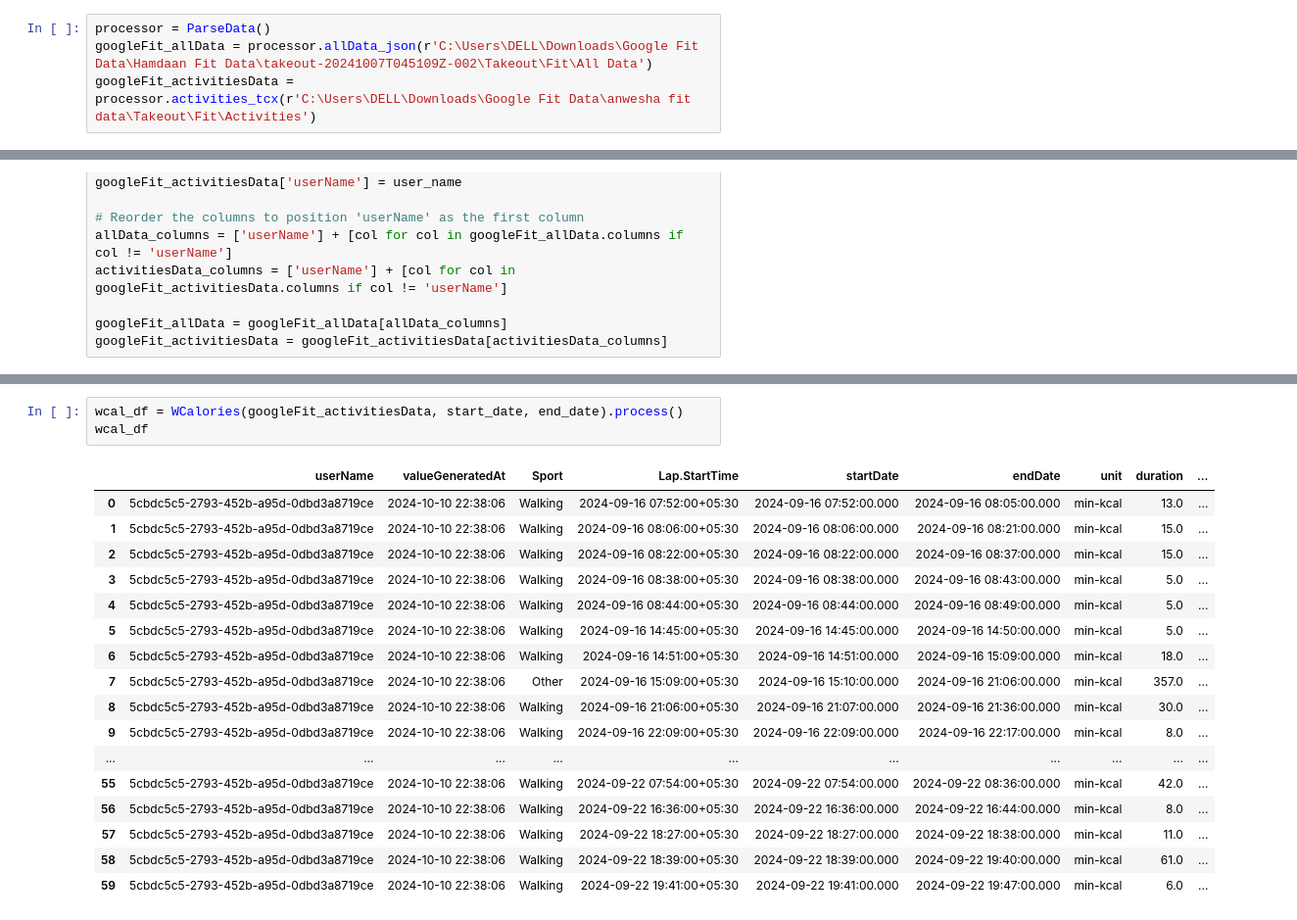
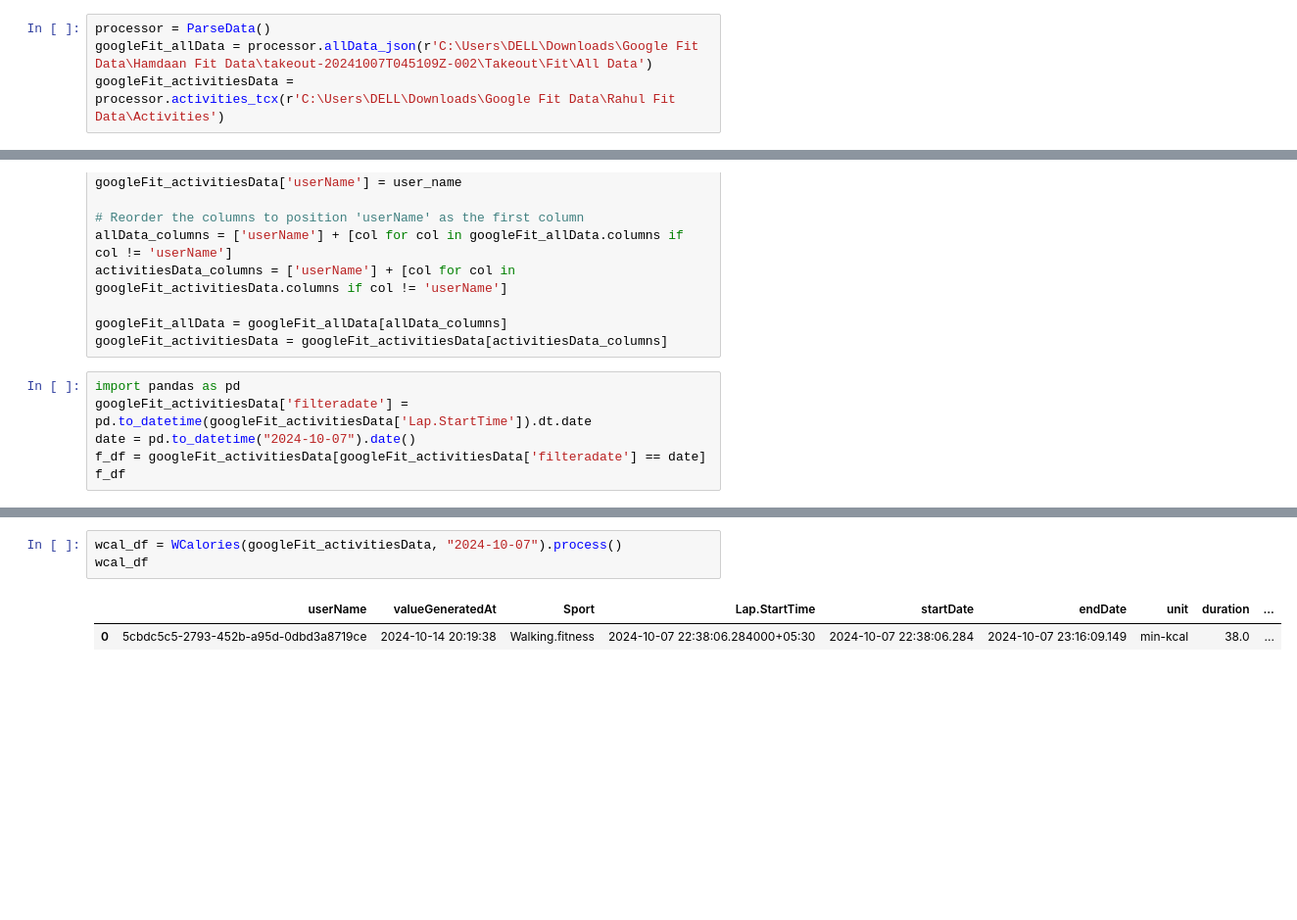
Before and after one commit to fh-rahul-agarwal/fh-corex, a Jupyter notebook: main.ipynb, the cells around one changed output, grey strips where cells are left out. Shown: that part at 98% size. Saved outputs shown, nothing was run; the diff lists cells and outputs as text; blank space fills up the shorter version.

```diff
--- a/main.ipynb
+++ b/main.ipynb
@@ -22,7 +22,7 @@ from processing.pillars.workout.dataStream.w_typeHeartRate import *
 # %%
 processor = ParseData()
 googleFit_allData = processor.allData_json(r'C:\Users\DELL\Downloads\Google Fit Data\Hamdaan Fit Data\takeout-20241007T045109Z-002\Takeout\Fit\All Data')
-googleFit_activitiesData = processor.activities_tcx(r'C:\Users\DELL\Downloads\Google Fit Data\anwesha fit data\Takeout\Fit\Activities')
+googleFit_activitiesData = processor.activities_tcx(r'C:\Users\DELL\Downloads\Google Fit Data\Rahul Fit Data\Activities')
 # %%
 user_name = "5cbdc5c5-2793-452b-a95d-0dbd3a8719ce"
 
@@ -42,3 +42,9 @@ activitiesData_columns = ['userName'] + [col for col in googleFit_activitiesData
 
 googleFit_allData = googleFit_allData[allData_columns]
 googleFit_activitiesData = googleFit_activitiesData[activitiesData_columns]
+# %%
+import pandas as pd
+googleFit_activitiesData['filteradate'] = pd.to_datetime(googleFit_activitiesData['Lap.StartTime']).dt.date
+date = pd.to_datetime("2024-10-07").date()
+f_df = googleFit_activitiesData[googleFit_activitiesData['filteradate'] == date]
+f_df
@@ -62,22 +71,7 @@ wdur_df
 # %%
-wcal_df = WCalories(googleFit_activitiesData, start_date, end_date).process()
+wcal_df = WCalories(googleFit_activitiesData, "2024-10-07").process()
 wcal_df
 # %% [output]
 |  | userName | valueGeneratedAt | Sport | Lap.StartTime | startDate | endDate | unit | duration | ... |
-| 0 | 5cbdc5c5-2793-452b-a95d-0dbd3a8719ce | 2024-10-10 22:38:06 | Walking | 2024-09-16 07:52:00+05:30 | 2024-09-16 07:52:00.000 | 2024-09-16 08:05:00.000 | min-kcal | 13.0 | ... |
-| 1 | 5cbdc5c5-2793-452b-a95d-0dbd3a8719ce | 2024-10-10 22:38:06 | Walking | 2024-09-16 08:06:00+05:30 | 2024-09-16 08:06:00.000 | 2024-09-16 08:21:00.000 | min-kcal | 15.0 | ... |
-| 2 | 5cbdc5c5-2793-452b-a95d-0dbd3a8719ce | 2024-10-10 22:38:06 | Walking | 2024-09-16 08:22:00+05:30 | 2024-09-16 08:22:00.000 | 2024-09-16 08:37:00.000 | min-kcal | 15.0 | ... |
-| 3 | 5cbdc5c5-2793-452b-a95d-0dbd3a8719ce | 2024-10-10 22:38:06 | Walking | 2024-09-16 08:38:00+05:30 | 2024-09-16 08:38:00.000 | 2024-09-16 08:43:00.000 | min-kcal | 5.0 | ... |
-| 4 | 5cbdc5c5-2793-452b-a95d-0dbd3a8719ce | 2024-10-10 22:38:06 | Walking | 2024-09-16 08:44:00+05:30 | 2024-09-16 08:44:00.000 | 2024-09-16 08:49:00.000 | min-kcal | 5.0 | ... |
-| 5 | 5cbdc5c5-2793-452b-a95d-0dbd3a8719ce | 2024-10-10 22:38:06 | Walking | 2024-09-16 14:45:00+05:30 | 2024-09-16 14:45:00.000 | 2024-09-16 14:50:00.000 | min-kcal | 5.0 | ... |
-| 6 | 5cbdc5c5-2793-452b-a95d-0dbd3a8719ce | 2024-10-10 22:38:06 | Walking | 2024-09-16 14:51:00+05:30 | 2024-09-16 14:51:00.000 | 2024-09-16 15:09:00.000 | min-kcal | 18.0 | ... |
-| 7 | 5cbdc5c5-2793-452b-a95d-0dbd3a8719ce | 2024-10-10 22:38:06 | Other | 2024-09-16 15:09:00+05:30 | 2024-09-16 15:10:00.000 | 2024-09-16 21:06:00.000 | min-kcal | 357.0 | ... |
-| 8 | 5cbdc5c5-2793-452b-a95d-0dbd3a8719ce | 2024-10-10 22:38:06 | Walking | 2024-09-16 21:06:00+05:30 | 2024-09-16 21:07:00.000 | 2024-09-16 21:36:00.000 | min-kcal | 30.0 | ... |
-| 9 | 5cbdc5c5-2793-452b-a95d-0dbd3a8719ce | 2024-10-10 22:38:06 | Walking | 2024-09-16 22:09:00+05:30 | 2024-09-16 22:09:00.000 | 2024-09-16 22:17:00.000 | min-kcal | 8.0 | ... |
-| ... | ... | ... | ... | ... | ... | ... | ... | ... | ... |
-| 55 | 5cbdc5c5-2793-452b-a95d-0dbd3a8719ce | 2024-10-10 22:38:06 | Walking | 2024-09-22 07:54:00+05:30 | 2024-09-22 07:54:00.000 | 2024-09-22 08:36:00.000 | min-kcal | 42.0 | ... |
-| 56 | 5cbdc5c5-2793-452b-a95d-0dbd3a8719ce | 2024-10-10 22:38:06 | Walking | 2024-09-22 16:36:00+05:30 | 2024-09-22 16:36:00.000 | 2024-09-22 16:44:00.000 | min-kcal | 8.0 | ... |
-| 57 | 5cbdc5c5-2793-452b-a95d-0dbd3a8719ce | 2024-10-10 22:38:06 | Walking | 2024-09-22 18:27:00+05:30 | 2024-09-22 18:27:00.000 | 2024-09-22 18:38:00.000 | min-kcal | 11.0 | ... |
-| 58 | 5cbdc5c5-2793-452b-a95d-0dbd3a8719ce | 2024-10-10 22:38:06 | Walking | 2024-09-22 18:39:00+05:30 | 2024-09-22 18:39:00.000 | 2024-09-22 19:40:00.000 | min-kcal | 61.0 | ... |
-| 59 | 5cbdc5c5-2793-452b-a95d-0dbd3a8719ce | 2024-10-10 22:38:06 | Walking | 2024-09-22 19:41:00+05:30 | 2024-09-22 19:41:00.000 | 2024-09-22 19:47:00.000 | min-kcal | 6.0 | ... |
+| 0 | 5cbdc5c5-2793-452b-a95d-0dbd3a8719ce | 2024-10-14 20:19:38 | Walking.fitness | 2024-10-07 22:38:06.284000+05:30 | 2024-10-07 22:38:06.284 | 2024-10-07 23:16:09.149 | min-kcal | 38.0 | ... |
 # %%
```
Also changed, not shown: parts of 3 cells of this notebook, 8 other files.
